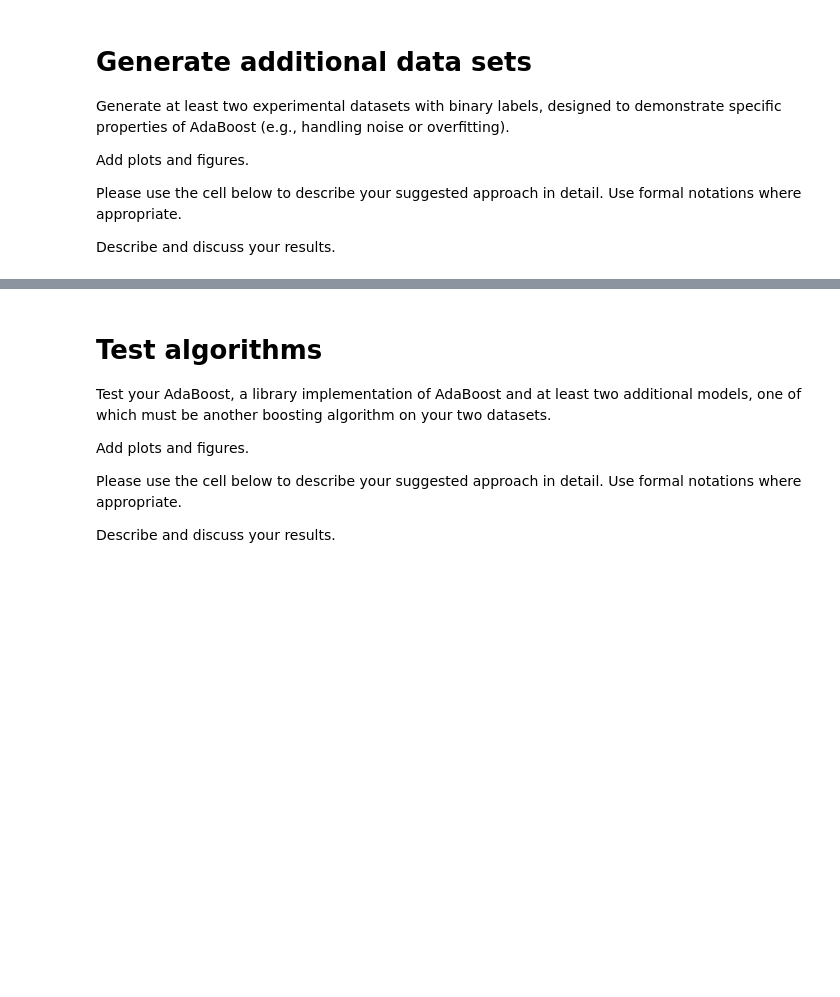
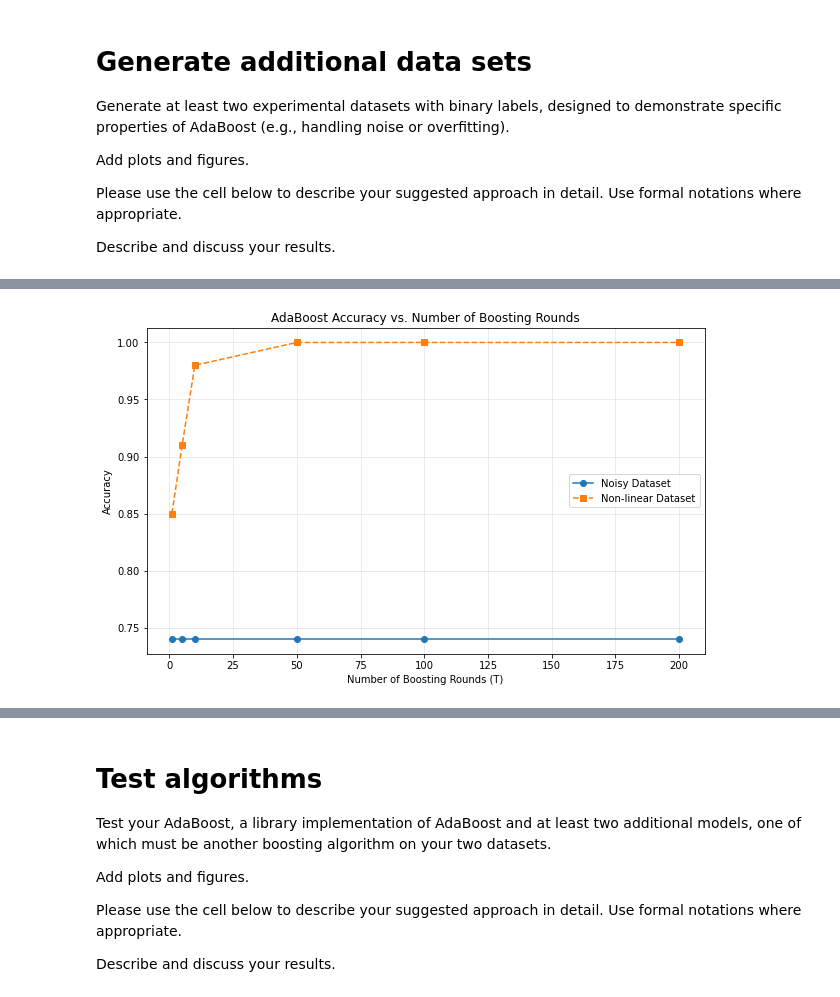
Before and after one commit to OdedHellman/MLDS-Advance-ML, a Jupyter notebook: assignment2/3945_2025B_HW2_Boosting.ipynb, the cells around one changed output, grey strips where cells are left out. Saved outputs shown, nothing was run; the diff lists cells and outputs as text; code cells hidden in the pictures; blank space fills up the shorter version.

```diff
--- a/assignment2/3945_2025B_HW2_Boosting.ipynb
+++ b/assignment2/3945_2025B_HW2_Boosting.ipynb
@@ -155,2 +491,91 @@ Describe and discuss your results.
 # %%
-# Visualize data
+# Train AdaBoost with different numbers of boosting rounds
+T_values = [1, 5, 10, 50, 100, 200]
+
+# Results storage
+noisy_accuracies = []
+nonlinear_accuracies = []
+
+for T in T_values:
+    # Train on noisy dataset
+    model_noisy = AdaBoostCustom(T=T)
+    model_noisy.fit(X_noisy_train, y_noisy_train)
+    y_pred_noisy = model_noisy.predict(X_noisy_test)
+    acc_noisy = accuracy_score(y_noisy_test, y_pred_noisy)
+    noisy_accuracies.append(acc_noisy)
+
+    # Train on non-linear dataset
+    model_nonlinear = AdaBoostCustom(T=T)
+    model_nonlinear.fit(X_nonlinear_train, y_nonlinear_train)
+    y_pred_nonlinear = model_nonlinear.predict(X_nonlinear_test)
+    acc_nonlinear = accuracy_score(y_nonlinear_test, y_pred_nonlinear)
+    nonlinear_accuracies.append(acc_nonlinear)
+
+# Plot accuracy vs number of boosting rounds
+plt.figure(figsize=(10, 6))
+plt.plot(T_values, noisy_accuracies, 'o-', label='Noisy Dataset')
+plt.plot(T_values, nonlinear_accuracies, 's--', label='Non-linear Dataset')
+plt.title('AdaBoost Accuracy vs. Number of Boosting Rounds')
+plt.xlabel('Number of Boosting Rounds (T)')
+plt.ylabel('Accuracy')
+plt.grid(True, alpha=0.3)
+plt.legend()
+plt.show()
+
+# Visualize decision boundaries for different T values
+def plot_decision_boundaries(X, y, X_train, y_train, T_values, dataset_name):
+    n_cols = 3
+    n_rows = (len(T_values) + n_cols - 1) // n_cols
+    fig, axes = plt.subplots(n_rows, n_cols, figsize=(15, 4 * n_rows))
+    axes = axes.flatten()
+
+    # Split data for testing accuracy
+    X_train_split, X_test_split, y_train_split, y_test_split = train_test_split(X, y, test_size=0.2, random_state=42)
+
+    for i, T in enumerate(T_values):
+        ax = axes[i]
+
+        # Train model
+        model = AdaBoostCustom(T=T)
+        model.fit(X_train, y_train)
+
+        # Create mesh grid
+        h = 0.02
+        x_min, x_max = X[:, 0].min() - 1, X[:, 0].max() + 1
+        y_min, y_max = X[:, 1].min() - 1, X[:, 1].max() + 1
+        xx, yy = np.meshgrid(np.arange(x_min, x_max, h), np.arange(y_min, y_max, h))
+
+        # Predict
+        Z = model.predict(np.c_[xx.ravel(), yy.ravel()])
+        Z = Z.reshape(xx.shape)
+
+        # Plot
+        ax.contourf(xx, yy, Z, alpha=0.4, cmap='viridis')
+        ax.scatter(X[:, 0], X[:, 1], c=y, cmap='viridis', edgecolors='k', s=20)
+
+        # Test accuracy
+        y_pred = model.predict(X_test_split)
+        acc = accuracy_score(y_test_split, y_pred)
+
+        ax.set_title(f'T={T}, Accuracy: {acc:.4f}')
+        ax.set_xlabel('Feature 1')
+        ax.set_ylabel('Feature 2')
+        ax.grid(True, alpha=0.3)
+
+    # Hide unused subplots
+    for j in range(i+1, len(axes)):
+        axes[j].set_visible(False)
+
+    plt.suptitle(f'AdaBoost Decision Boundaries on {dataset_name} Dataset', fontsize=16)
+    plt.tight_layout()
+    plt.subplots_adjust(top=0.9)
+    return fig
+
+# Plot decision boundaries for both datasets
+plot_decision_boundaries(X_noisy, y_noisy, X_noisy_train, y_noisy_train, T_values, "Noisy")
+plt.show()
+
+plot_decision_boundaries(X_nonlinear, y_nonlinear, X_nonlinear_train, y_nonlinear_train, T_values, "Non-linear")
+plt.show()
+# %% [output]
+[figure, added]
```
Also changed, not shown: parts of 15 cells of this notebook.
